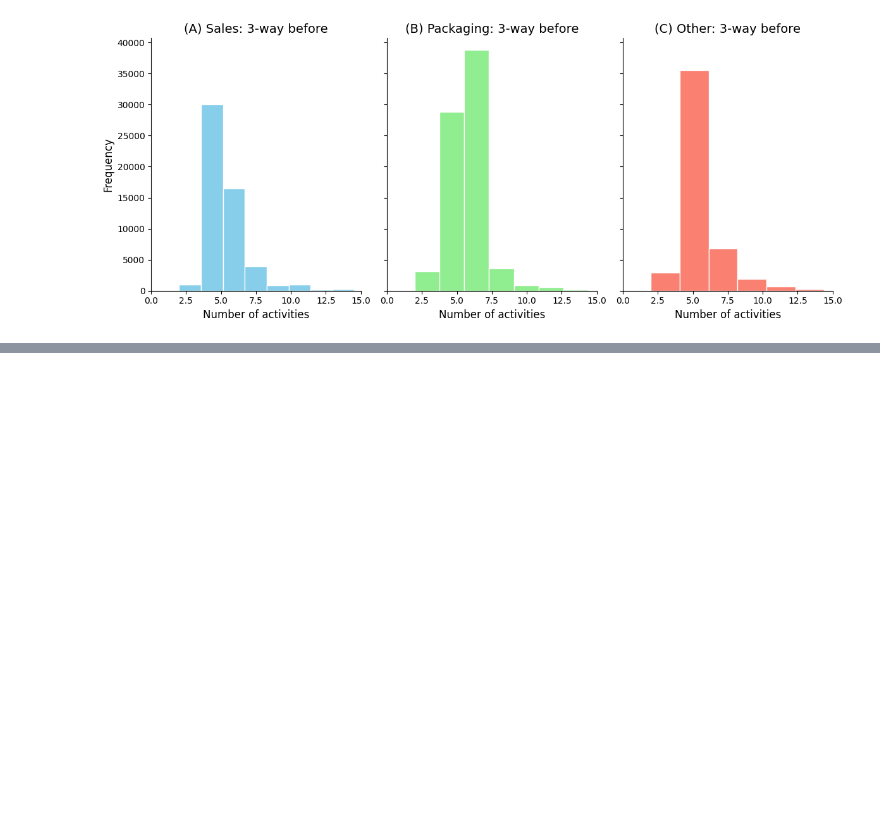
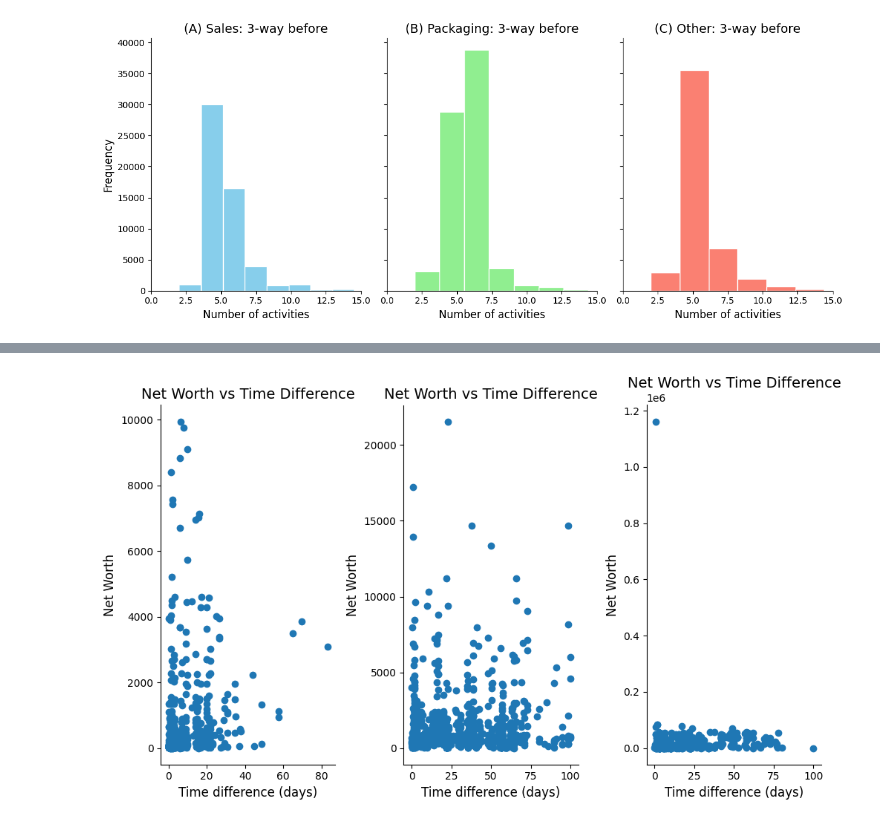
Before and after one commit to sampledrift42/MDS-PODS-Proj1, a Jupyter notebook: data_preparation/data_exploration.ipynb, the cells around one changed output, grey strips where cells are left out. Saved outputs shown, nothing was run; the diff lists cells and outputs as text; code cells hidden in the pictures; blank space fills up the shorter version.

```diff
--- a/data_preparation/data_exploration.ipynb
+++ b/data_preparation/data_exploration.ipynb
@@ -958,2 +960,48 @@ NameError: name 'plt' is not defined
 # %%
-# 5) ...
+# Setting up the plot
+fig, ax = plt.subplots(1, 3, figsize=(10, 6))
+t_diff_after_sales = calculate_time_differences(after_sales_log, 'Remove Payment Block', 'Clear Invoice')
+t_diff_after_packaging = calculate_time_differences(after_packaging_log, 'Remove Payment Block', 'Clear Invoice')
+t_diff_after_other = calculate_time_differences(after_other_log, 'Remove Payment Block', 'Clear Invoice')
+
+# 2D histogram (scatter-like plot for representation)
+hist = ax[0].scatter(t_diff_after_sales["time_difference"], t_diff_after_sales["prices"], )
+# Setting labels and title
+ax[0].set_xlabel('Time difference (days)', fontsize=12)
+ax[0].set_ylabel('Net Worth', fontsize=12)
+ax[0].set_title('Net Worth vs Time Difference', fontsize=14)
+# Customizing spines
+ax[0].spines['top'].set_visible(False)
+ax[0].spines['right'].set_visible(False)
+ax[0].spines['left'].set_visible(True)
+ax[0].spines['bottom'].set_visible(True)
+
+# 2D histogram (scatter-like plot for representation)
+hist = ax[1].scatter(t_diff_after_packaging["time_difference"], t_diff_after_packaging["prices"], )
+# Setting labels and title
+ax[1].set_xlabel('Time difference (days)', fontsize=12)
+ax[1].set_ylabel('Net Worth', fontsize=12)
+ax[1].set_title('Net Worth vs Time Difference', fontsize=14)
+# Customizing spines
+ax[1].spines['top'].set_visible(False)
+ax[1].spines['right'].set_visible(False)
+ax[1].spines['left'].set_visible(True)
+ax[1].spines['bottom'].set_visible(True)
+
+# 2D histogram (scatter-like plot for representation)
+hist = ax[2].scatter(t_diff_after_other["time_difference"], t_diff_after_other["prices"], )
+# Setting labels and title
+ax[2].set_xlabel('Time difference (days)', fontsize=12)
+ax[2].set_ylabel('Net Worth', fontsize=12)
+ax[2].set_title('Net Worth vs Time Difference', fontsize=14)
+# Customizing spines
+ax[2].spines['top'].set_visible(False)
+ax[2].spines['right'].set_visible(False)
+ax[2].spines['left'].set_visible(True)
+ax[2].spines['bottom'].set_visible(True)
+
+# Display the plot
+plt.tight_layout()
+plt.show()
+# %% [output]
+[figure, added]
```
Also changed, not shown: parts of 3 cells of this notebook.
